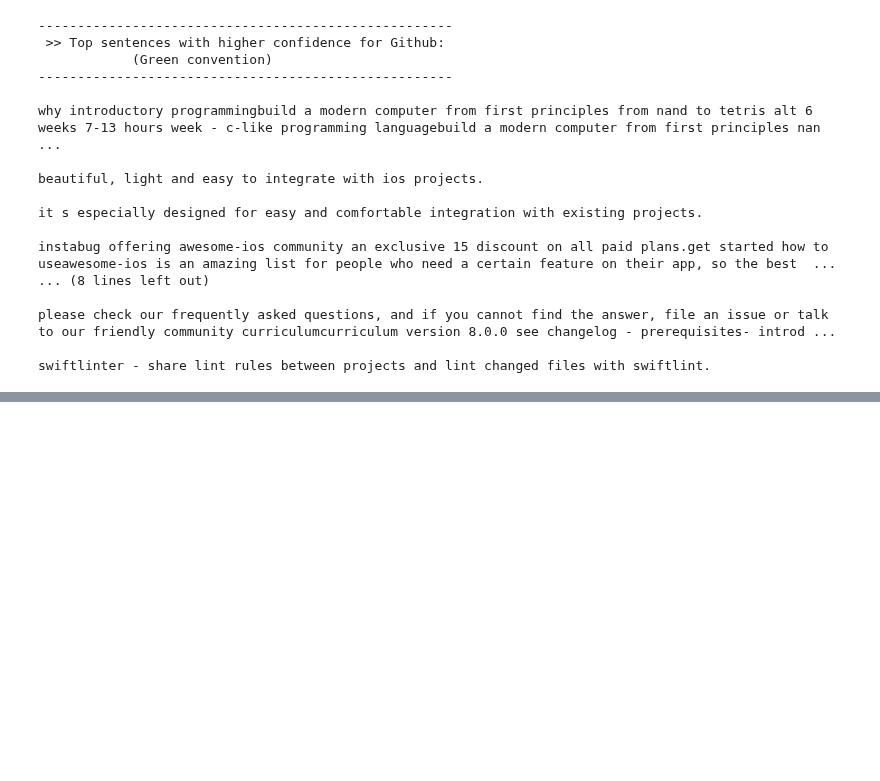
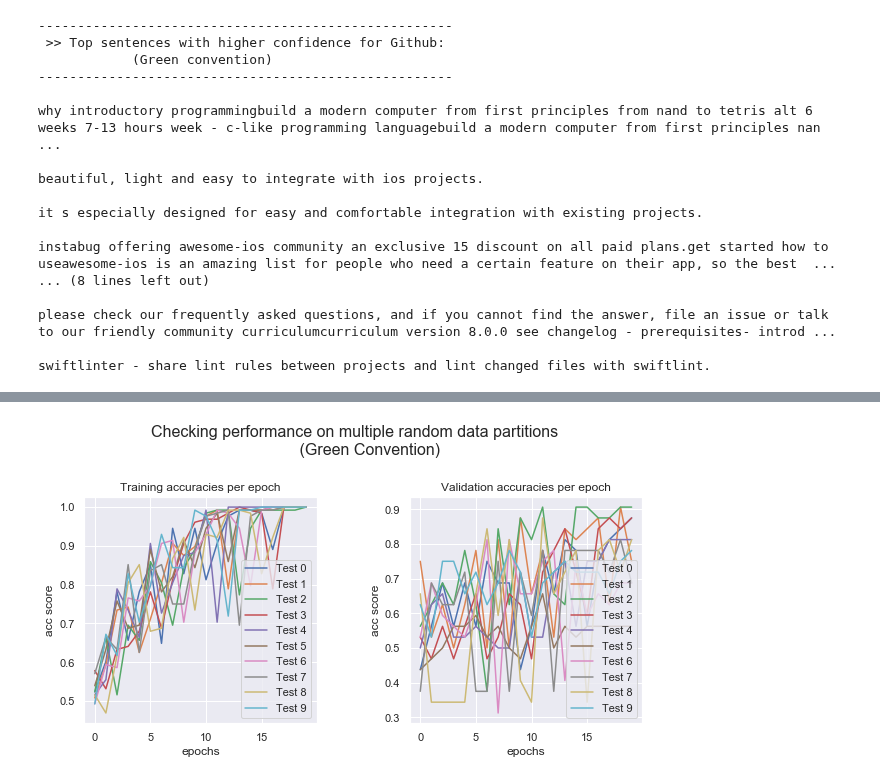
Before and after one commit to aideenf/AIVC, a Jupyter notebook: cp_wssc/Models training experiments.ipynb, the cells around one changed output, grey strips where cells are left out. Cells and saved outputs as stored; diff of their text form; code cells hidden in the pictures; blank space fills up the shorter version.

Commit message:
Updating models training and models training experiments once again

```diff
--- a/cp_wssc/Models training experiments.ipynb
+++ b/cp_wssc/Models training experiments.ipynb
@@ -525,3 +542,10 @@ instabug offering awesome-ios community an exclusive 15 discount on all paid pla
 please check our frequently asked questions, and if you cannot find the answer, file an issue or talk to our friendly community curriculumcurriculum version 8.0.0 see changelog - prerequisites- introd ...
 
 swiftlinter - share lint rules between projects and lint changed files with swiftlint.
+# %%
+### Ading more green examples
+green_audit_df = pd.read_csv("Data/Iterative-models-building/Classification results/Conventions/Audited/audited_ALL_2019-10-08-20:23:58.598102.tsv", sep="\t")
+green_audit_df = green_audit_df[['text', 'provenance', 'convention', 'new']]
+green_audit_df = green_audit_df.rename(columns={"new": "label"})
+green_audit_df = green_audit_df[green_audit_df['convention']==CONVENTION]
+green_audit_df.head()
@@ -527,0 +554,2 @@ swiftlinter - share lint rules between projects and lint changed files with swif
+# %%
+green_df = pd.concat([df, green_audit_df])
@@ -527,0 +808,24 @@ swiftlinter - share lint rules between projects and lint changed files with swif
+# %%
+fig = plt.figure(figsize=[10,10])
+fig.suptitle("Checking performance on multiple random data partitions\n       ({} Convention)".format(CONVENTION), fontsize=16)
+plt.subplot(2, 2, 1)
+plt.subplots_adjust(wspace=0.4, hspace=0.4)
+
+
+for i in range(len(accs)):
+    plt.plot(epochs,accs2[i], label="Test {}".format(i))
+plt.title("Training accuracies per epoch")
+plt.xlabel("epochs")
+plt.ylabel("acc score")
+plt.legend()
+
+plt.subplot(2, 2, 2)
+for i in range(len(val_accs)):
+    plt.plot(epochs,val_accs2[i], label="Test {}".format(i))
+plt.title("Validation accuracies per epoch")
+plt.xlabel("epochs")
+plt.ylabel("acc score")
+plt.legend()
+plt.show()
+# %% [output]
+[figure, added]
```
Also changed, not shown: parts of 13 cells of this notebook, 1 other file.
